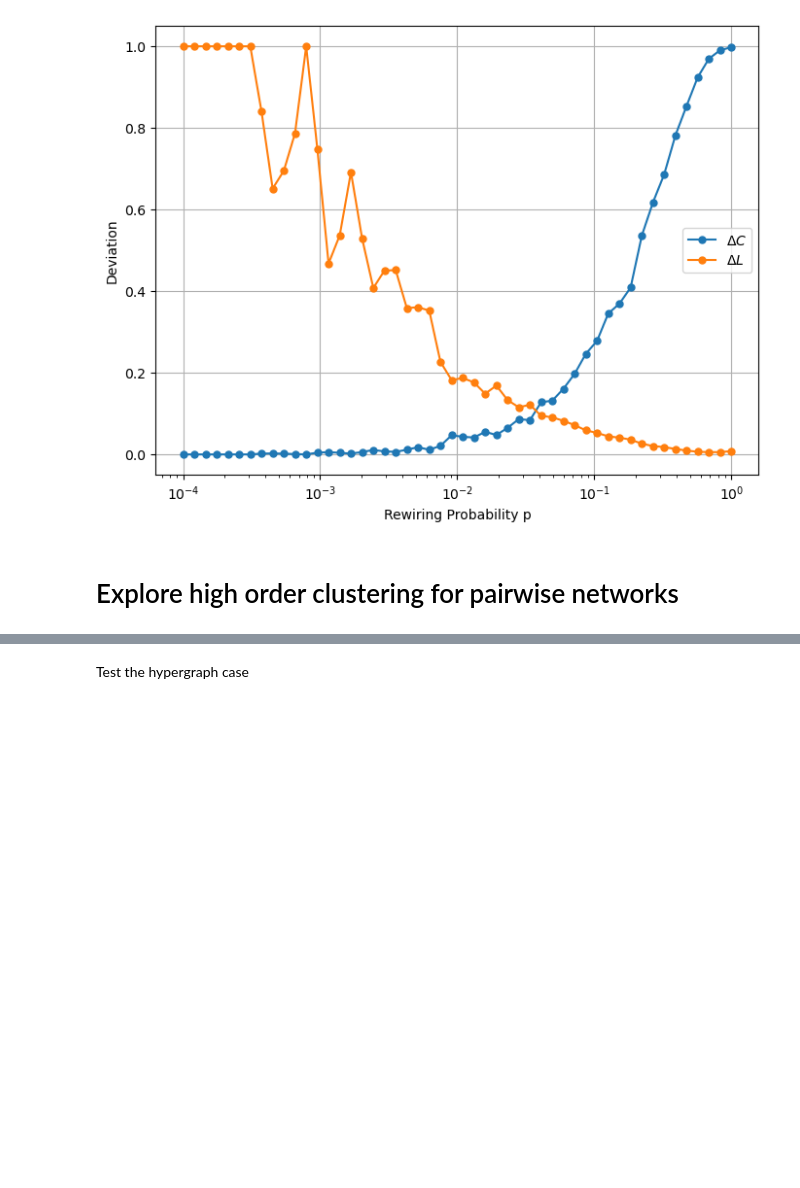
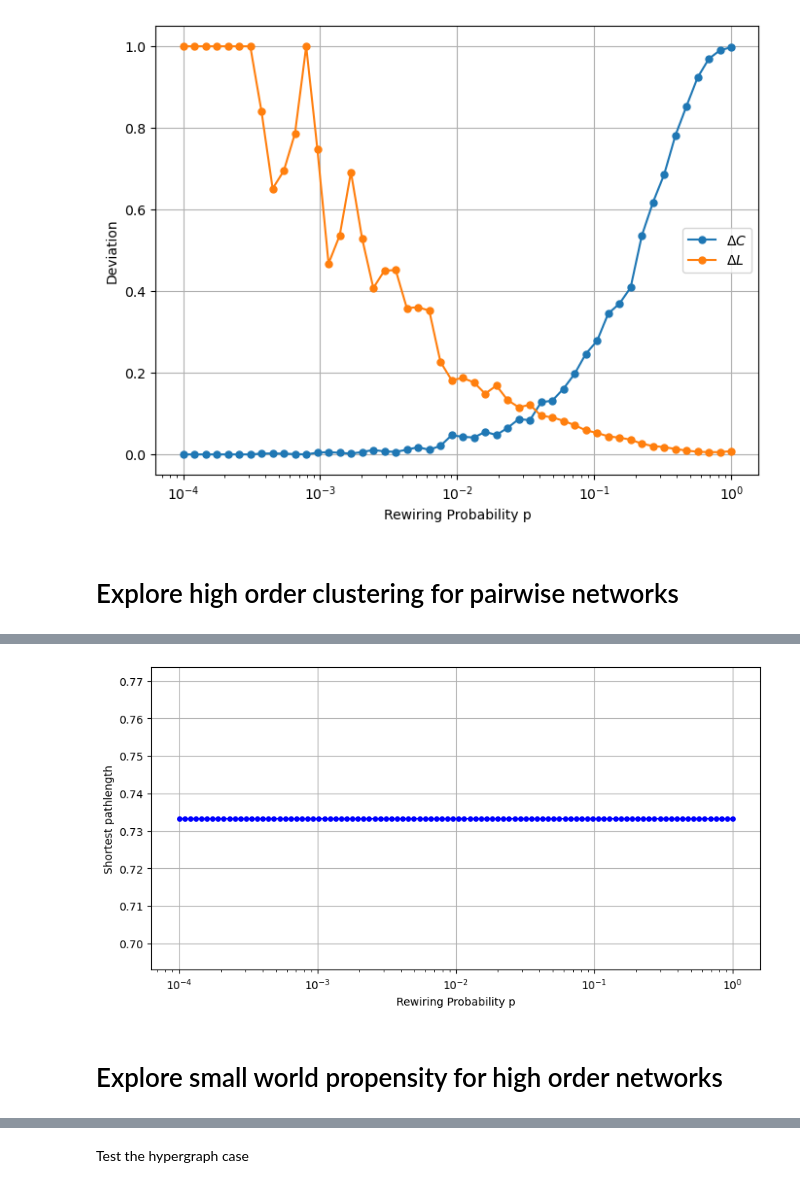
Before and after one commit to cyrilrommens/PhD_1, a Jupyter notebook: SWP_kuramoto.ipynb, the cells around one changed output, grey strips where cells are left out. Saved outputs shown, nothing was run; the diff lists cells and outputs as text; code cells hidden in the pictures; blank space fills up the shorter version.

```diff
--- a/SWP_kuramoto.ipynb
+++ b/SWP_kuramoto.ipynb
@@ -935,0 +968,38 @@ plt.show()
+# %%
+# Define parameters
+shortest_pathlength_list = []
+p_values = np.logspace(-4, 0, 100)
+n = 500  # Number of nodes
+k = 10    # Each node is connected to k/2 neighbors on both sides
+
+# Compute L(0) and C(0) for the weighted regular lattice
+graph = ring_lattice(n, k)
+graph_dict = graph_to_dictionary(graph)
+L0 = hypergraph_shortest_path_length(graph_dict)
+
+for p in p_values:
+    graph = rewire_graph(graph, p)
+    graph_dict = graph_to_dictionary(graph)
+
+    # Compute the hypergraph pathlength
+    shortest_pathlength = hypergraph_shortest_path_length(hypergraph_dict)
+
+    # Add the difference SW-RA to clustering list
+    shortest_pathlength_list.append(shortest_pathlength/L0)
+# %%
+# Plot the clustering values
+plt.figure(figsize=(10, 5))
+plt.plot(p_values, shortest_pathlength_list, marker='o', linestyle='-', color='b', markersize=4, label='Clustering Values')
+
+# Labels and title
+plt.xscale('log')
+plt.xlabel('Rewiring Probability p')
+plt.ylabel('Shortest pathlength')
+plt.grid(True)
+
+# Show the plot
+plt.show()
+# %% [output]
+[figure, added]
+# %% [markdown]
+# Explore small world propensity for high order networks
```
Also changed, not shown: parts of 24 cells of this notebook, 2 other files.
